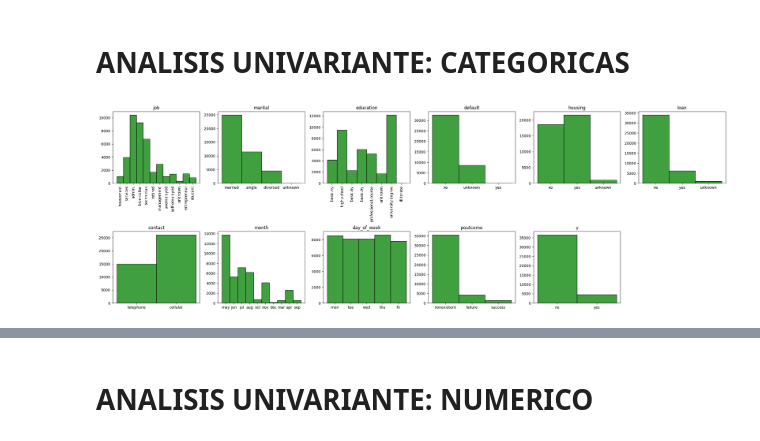
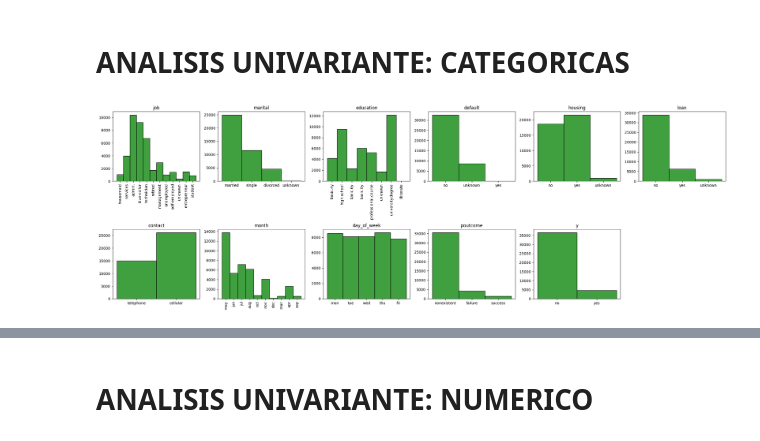
Before and after one commit to 4GeeksAcademy/Marcos-J-Gomes_machine-learning-python-template_2, a Jupyter notebook: src/explore.ipynb, the cells around one changed output, grey strips where cells are left out. Drawn from its saved outputs; the diff is of its cells as text; code cells hidden in the pictures.

```diff
--- a/src/explore.ipynb
+++ b/src/explore.ipynb
@@ -141,21 +128,21 @@ total_data.head()
 # %%
 Col_categoricas = ['job', 'marital',"education", "default", "housing", "loan", "contact", "month", "day_of_week", "poutcome", "y"]
 fig, axis = plt.subplots(2, 6, figsize=(24, 8))
 axis = axis.flatten()
 
 for i, col in enumerate(Col_categoricas):
     sns.histplot(data=total_data, x=col, ax=axis[i], color="green")
     axis[i].set_title(col)
     axis[i].set_xlabel(None)
     axis[i].set_ylabel(None)
 
-    if col in ["job", "education"]:
+    if total_data[col].nunique() > 7:
         axis[i].tick_params(axis="x", rotation=90)
 
 for j in range(len(Col_categoricas), len(axis)):
     fig.delaxes(axis[j])
 
 plt.tight_layout()
 plt.show()
 # %% [output]
-[figure, old version]
+[figure, new version]
```
Also changed, not shown: parts of 10 cells of this notebook, 17 other files.
